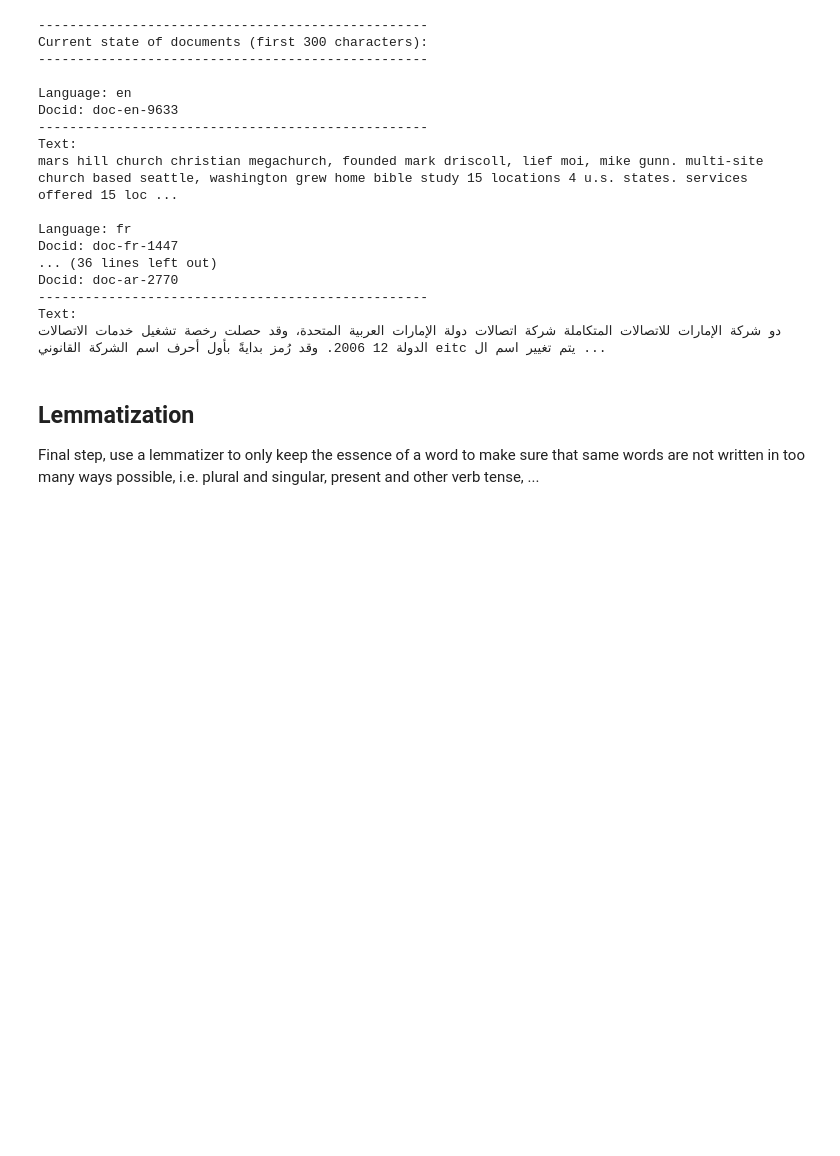
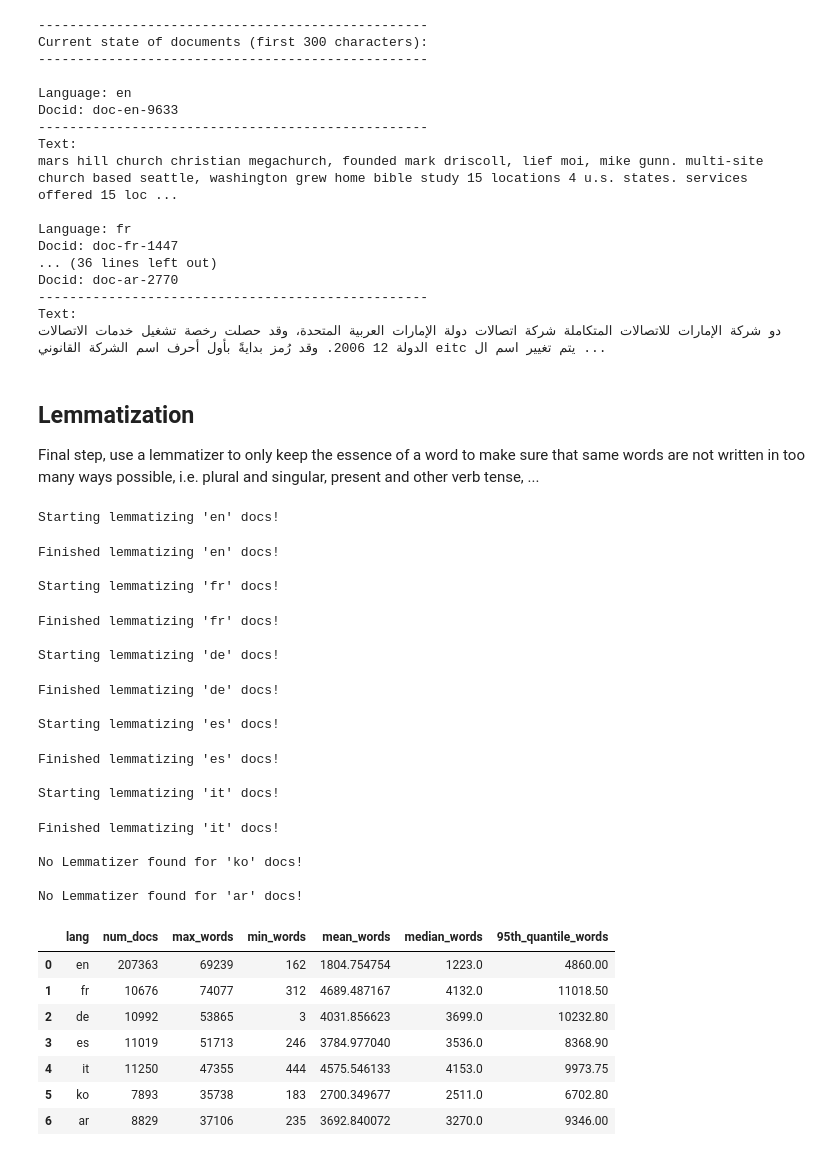
Before and after one commit to paulo-03/document_retrieval, a Jupyter notebook: data_cleaning.ipynb, the cells around one changed output. Drawn from its saved outputs; the diff is of its cells as text; code cells hidden in the pictures; blank space fills up the shorter version.

Commit message:
Lemmatization completed !

```diff
--- a/data_cleaning.ipynb
+++ b/data_cleaning.ipynb
@@ -136,0 +131,29 @@ Final step, use a lemmatizer to only keep the essence of a word to make sure tha
+# %%
+corpus.lemmatization()
+# %% [output]
+Starting lemmatizing 'en' docs!
+Finished lemmatizing 'en' docs!
+
+Starting lemmatizing 'fr' docs!
+Finished lemmatizing 'fr' docs!
+
+Starting lemmatizing 'de' docs!
+Finished lemmatizing 'de' docs!
+
+Starting lemmatizing 'es' docs!
+Finished lemmatizing 'es' docs!
+
+Starting lemmatizing 'it' docs!
+Finished lemmatizing 'it' docs!
+
+No Lemmatizer found for 'ko' docs!
+
+No Lemmatizer found for 'ar' docs!
+|  | lang | num_docs | max_words | min_words | mean_words | median_words | 95th_quantile_words |
+| 0 | en | 207363 | 69239 | 162 | 1804.754754 | 1223.0 | 4860.00 |
+| 1 | fr | 10676 | 74077 | 312 | 4689.487167 | 4132.0 | 11018.50 |
+| 2 | de | 10992 | 53865 | 3 | 4031.856623 | 3699.0 | 10232.80 |
+| 3 | es | 11019 | 51713 | 246 | 3784.977040 | 3536.0 | 8368.90 |
+| 4 | it | 11250 | 47355 | 444 | 4575.546133 | 4153.0 | 9973.75 |
+| 5 | ko | 7893 | 35738 | 183 | 2700.349677 | 2511.0 | 6702.80 |
+| 6 | ar | 8829 | 37106 | 235 | 3692.840072 | 3270.0 | 9346.00 |
```
Also changed, not shown: parts of 5 cells of this notebook, 1 other file.
